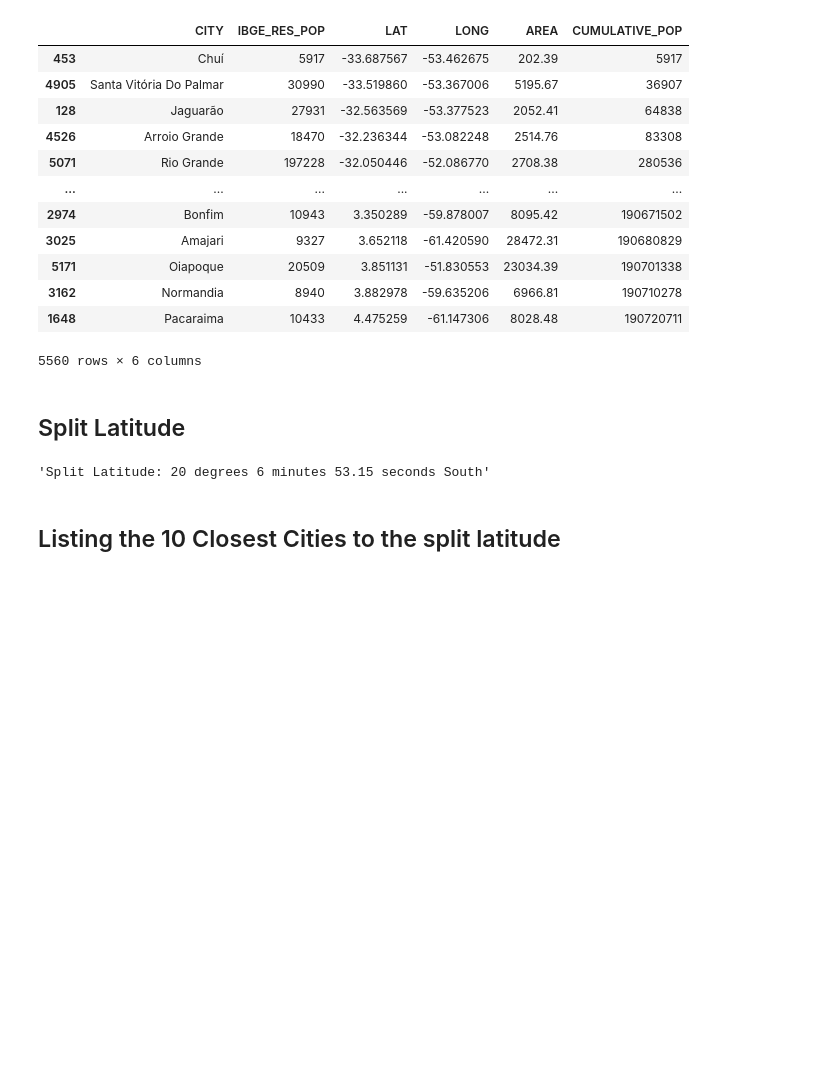
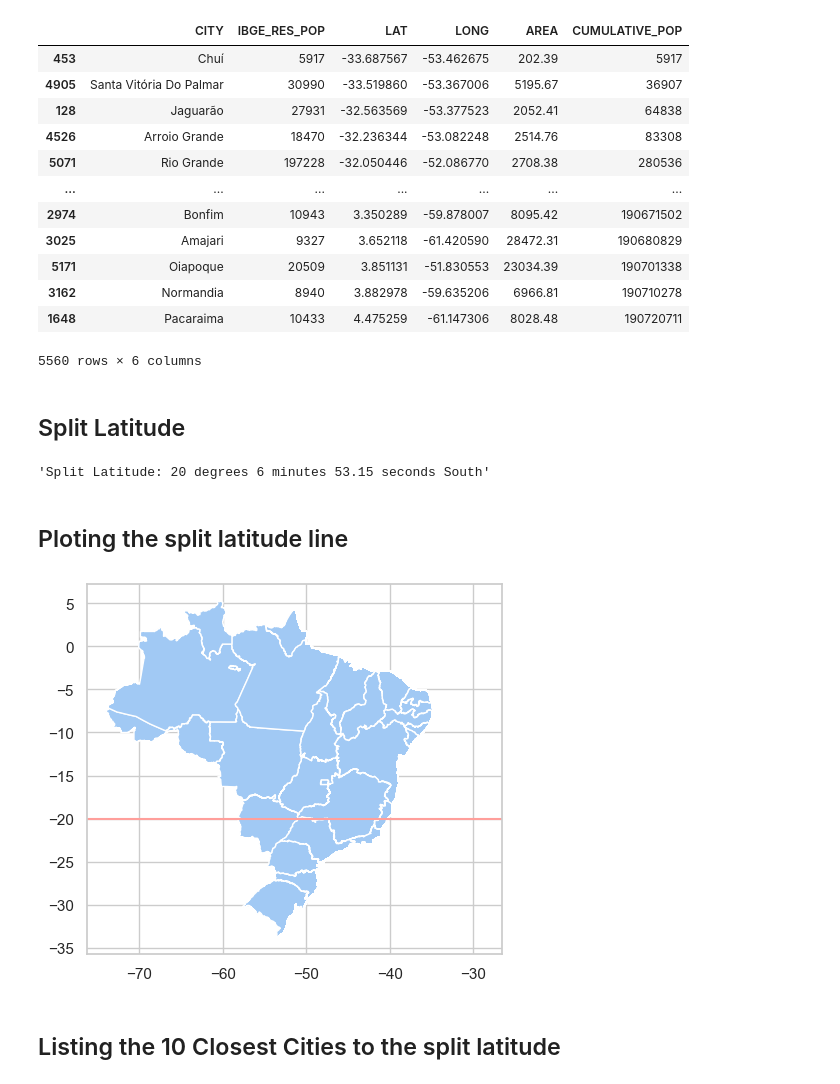
Before and after one commit to IgoSilvaUFPB/projeto_ICD, a Jupyter notebook: ProjetoICD_split_latitude.ipynb, the cells around one changed output. Saved outputs shown, nothing was run; the diff lists cells and outputs as text; code cells hidden in the pictures; blank space fills up the shorter version.

Commit message:
plotting split lat include in notebook

```diff
--- a/ProjetoICD_split_latitude.ipynb
+++ b/ProjetoICD_split_latitude.ipynb
@@ -144,6 +147,21 @@ dms = "Split Latitude: {} degrees {} minutes {:.2f} seconds South".format(degree
 dms
 # %% [output]
 'Split Latitude: 20 degrees 6 minutes 53.15 seconds South'
+# %% [markdown]
+## Ploting the split latitude line
+# %%
+# setting palette and style
+sns.set(style="whitegrid", palette="pastel", color_codes=True)
+# %%
+# set the filepath and load
+fp = "plotagem_brazil/BRA_adm1.shp"
+#reading the file stored in variable fp
+map_df = gpd.read_file(fp)
+map_df.plot()
+plt.axhline(y=-20, color='r', linestyle='-')
+plt.show()
+# %% [output]
+[figure, added]
 # %% [markdown]
 ## Listing the 10 Closest Cities to the split latitude
 # %%
```
Also changed, not shown: parts of 2 cells of this notebook.
